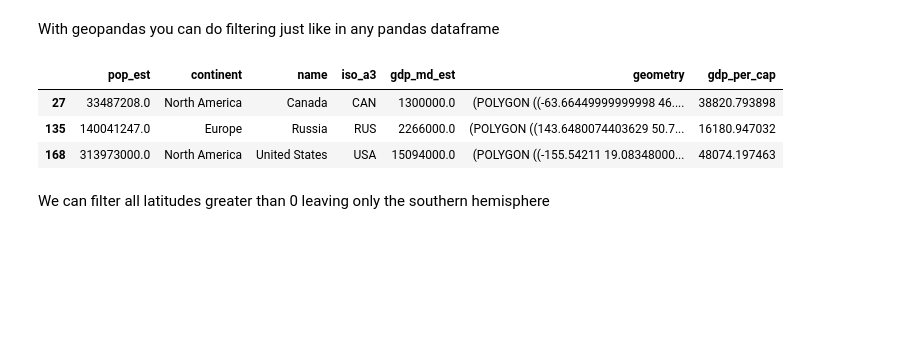
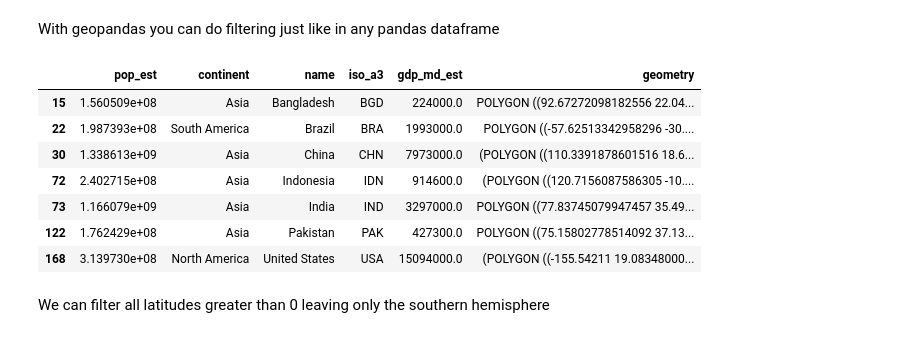
Before and after one commit to ceholden/open-geo-tutorial, a Jupyter notebook: Python/chapters/chapter_4_vector.ipynb, the cells around one changed output. Cells and saved outputs as stored; diff of their text form; code cells hidden in the pictures; blank space fills up the shorter version.

```diff
--- a/Python/chapters/chapter_4_vector.ipynb
+++ b/Python/chapters/chapter_4_vector.ipynb
@@ -360,12 +358,17 @@ world.plot(ax=ax) # plot it
 # %% [markdown]
 With geopandas you can do filtering just like in any pandas dataframe
-# %%
-world[(world.geometry.area > 1000)]
-# %% [output]
-|  | pop_est | continent | name | iso_a3 | gdp_md_est | geometry | gdp_per_cap |
-| 27 | 33487208.0 | North America | Canada | CAN | 1300000.0 | (POLYGON ((-63.66449999999998 46.... | 38820.793898 |
-| 135 | 140041247.0 | Europe | Russia | RUS | 2266000.0 | (POLYGON ((143.6480074403629 50.7... | 16180.947032 |
-| 168 | 313973000.0 | North America | United States | USA | 15094000.0 | (POLYGON ((-155.54211 19.08348000... | 48074.197463 |
+# %%
+# find all countries with a population greater than 150 million
+world[(world.pop_est > 150000000)]
+# %% [output]
+|  | pop_est | continent | name | iso_a3 | gdp_md_est | geometry |
+| 15 | 1.560509e+08 | Asia | Bangladesh | BGD | 224000.0 | POLYGON ((92.67272098182556 22.04... |
+| 22 | 1.987393e+08 | South America | Brazil | BRA | 1993000.0 | POLYGON ((-57.62513342958296 -30.... |
+| 30 | 1.338613e+09 | Asia | China | CHN | 7973000.0 | (POLYGON ((110.3391878601516 18.6... |
+| 72 | 2.402715e+08 | Asia | Indonesia | IDN | 914600.0 | (POLYGON ((120.7156087586305 -10.... |
+| 73 | 1.166079e+09 | Asia | India | IND | 3297000.0 | POLYGON ((77.83745079947457 35.49... |
+| 122 | 1.762429e+08 | Asia | Pakistan | PAK | 427300.0 | POLYGON ((75.15802778514092 37.13... |
+| 168 | 3.139730e+08 | North America | United States | USA | 15094000.0 | (POLYGON ((-155.54211 19.08348000... |
 # %% [markdown]
 We can filter all latitudes greater than 0 leaving only the southern hemisphere
 # %%
```
Also changed, not shown: parts of 38 cells of this notebook, 34 other files.
